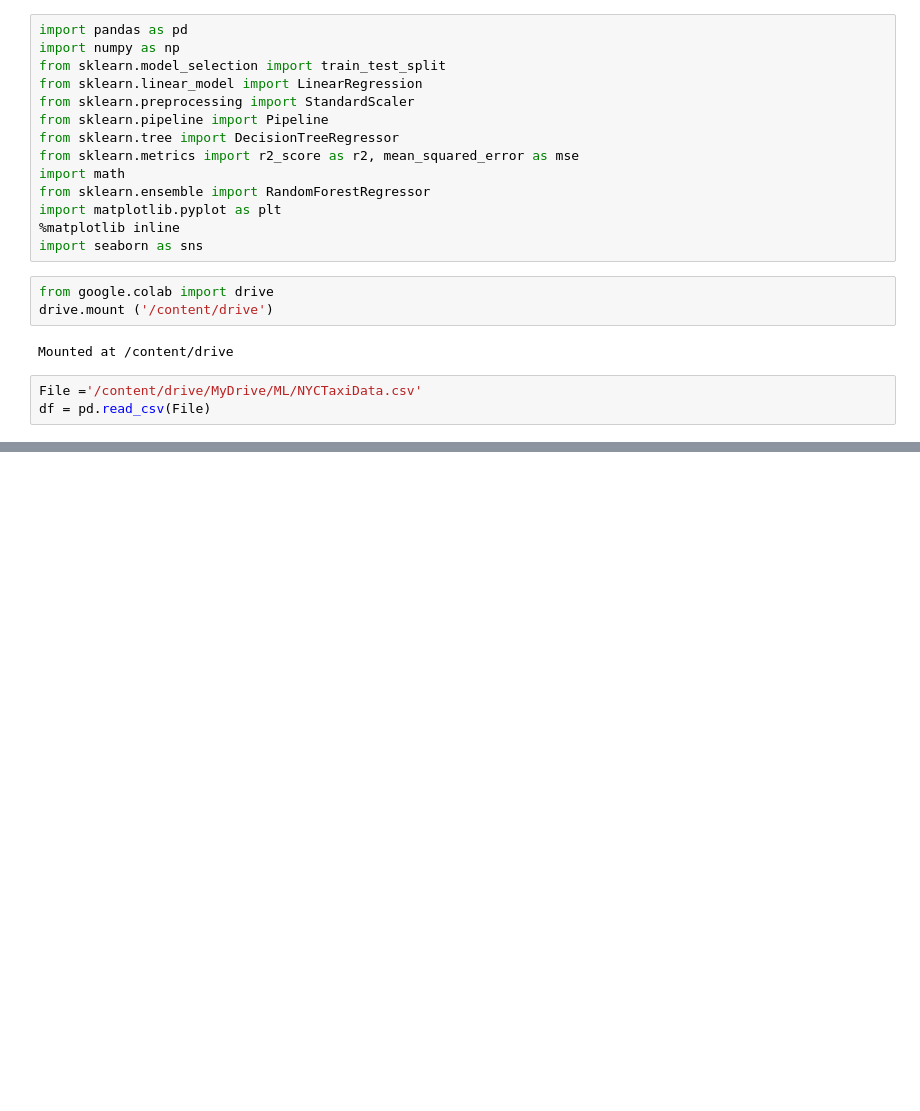
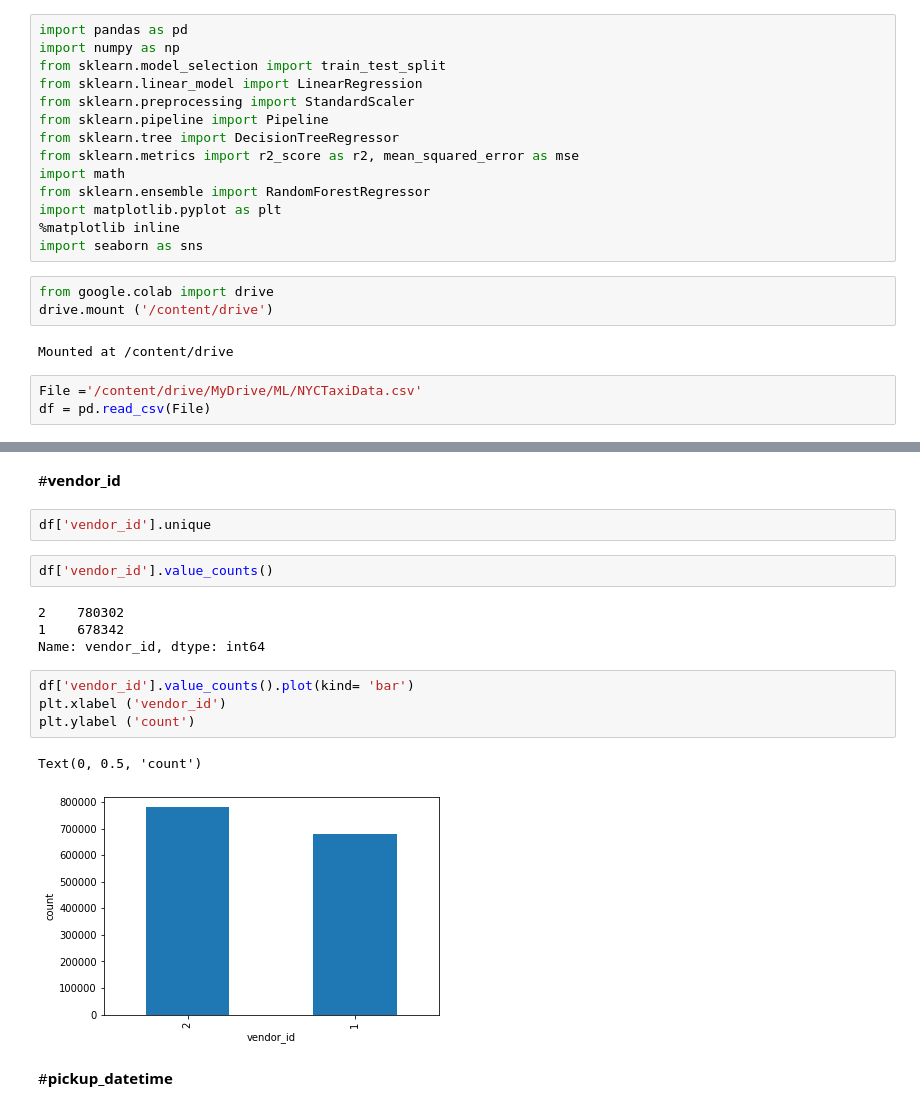
Before and after one commit to Gauravmehra1/NYCTaxiData.csv, a Jupyter notebook: NYC_Taxi_Trip_Time_Prediction_Capstone_Project.ipynb, the cells around one changed output, grey strips where cells are left out. Cells and saved outputs as stored; diff of their text form; blank space fills up the shorter version.

```diff
--- a/NYC_Taxi_Trip_Time_Prediction_Capstone_Project.ipynb
+++ b/NYC_Taxi_Trip_Time_Prediction_Capstone_Project.ipynb
@@ -50,0 +151,19 @@ df = pd.read_csv(File)
+# %% [markdown]
+#**vendor_id**
+# %%
+df['vendor_id'].unique
+# %%
+df['vendor_id'].value_counts()
+# %% [output]
+2    780302
+1    678342
+Name: vendor_id, dtype: int64
+# %%
+df['vendor_id'].value_counts().plot(kind= 'bar')
+plt.xlabel ('vendor_id')
+plt.ylabel ('count')
+# %% [output]
+Text(0, 0.5, 'count')
+[figure, added]
+# %% [markdown]
+#**pickup_datetime**
```
Also changed, not shown: parts of 11 cells of this notebook.
